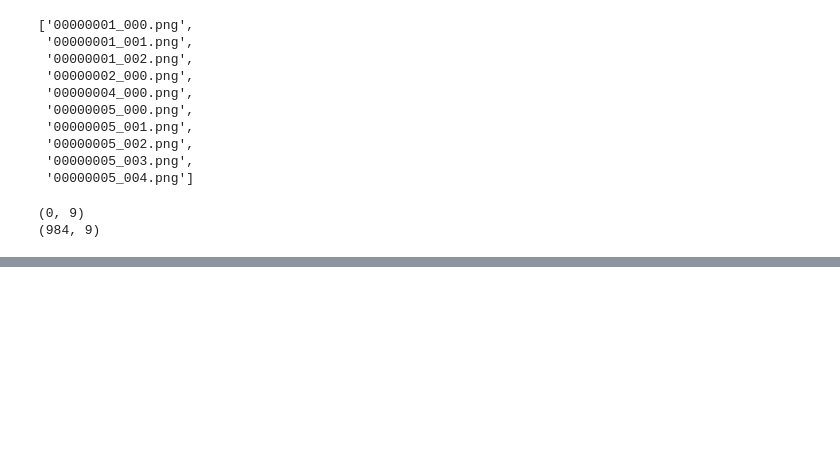
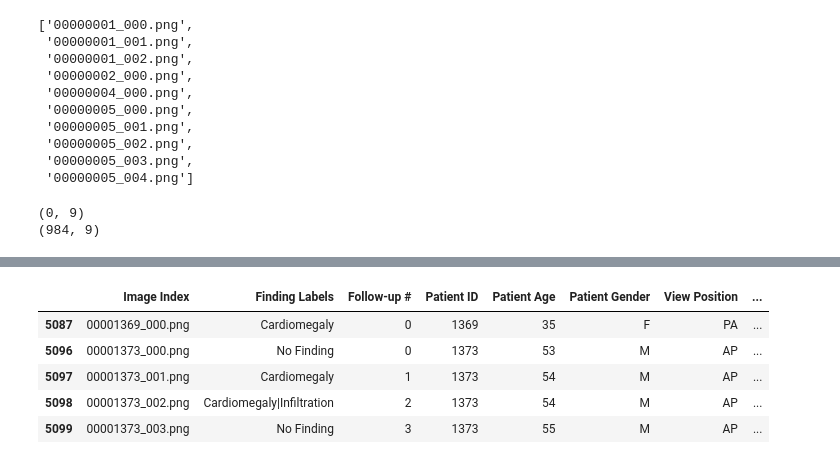
Before and after one commit to remiconnesson/chestxray, a Jupyter notebook: NIHCC-ChestXray.ipynb, the cells around one changed output, grey strips where cells are left out. Drawn from its saved outputs; the diff is of its cells as text; code cells hidden in the pictures; blank space fills up the shorter version.

```diff
--- a/NIHCC-ChestXray.ipynb
+++ b/NIHCC-ChestXray.ipynb
@@ -188,0 +223,9 @@ print(te_bl.shape)
+# %%
+test_df.head()
+# %% [output]
+|  | Image Index | Finding Labels | Follow-up # | Patient ID | Patient Age | Patient Gender | View Position | ... |
+| 5087 | 00001369_000.png | Cardiomegaly | 0 | 1369 | 35 | F | PA | ... |
+| 5096 | 00001373_000.png | No Finding | 0 | 1373 | 53 | M | AP | ... |
+| 5097 | 00001373_001.png | Cardiomegaly | 1 | 1373 | 54 | M | AP | ... |
+| 5098 | 00001373_002.png | Cardiomegaly|Infiltration | 2 | 1373 | 54 | M | AP | ... |
+| 5099 | 00001373_003.png | No Finding | 3 | 1373 | 55 | M | AP | ... |
```
Also changed, not shown: parts of 23 cells of this notebook.
